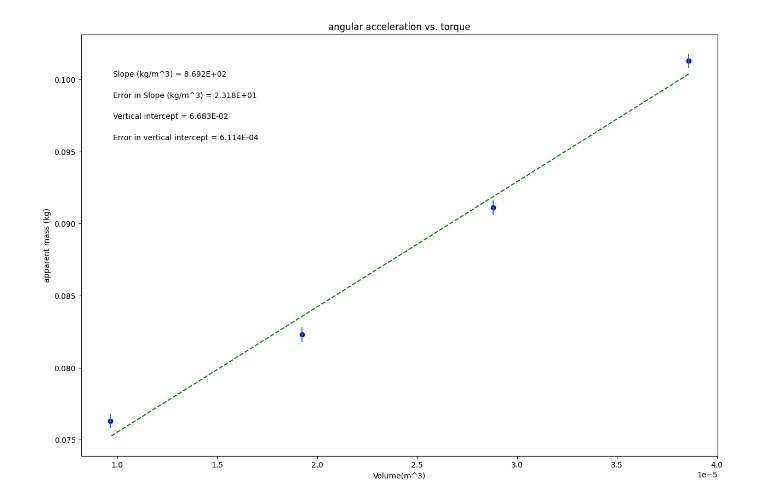
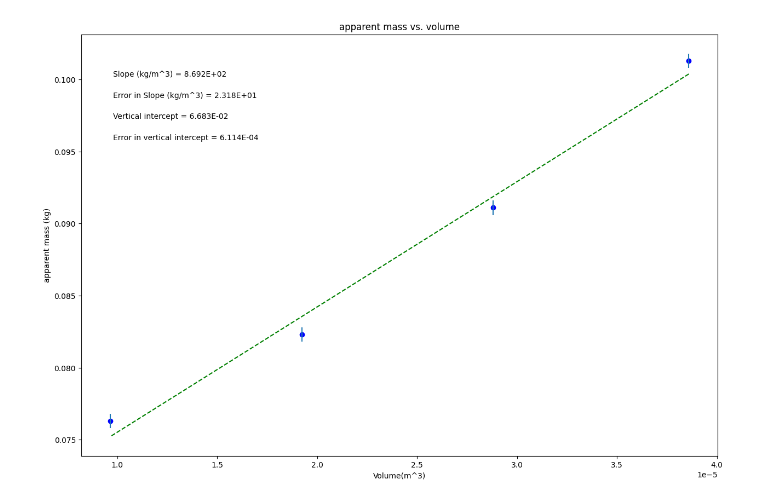
Before and after one commit to CarterJS44/Work, a Jupyter notebook: Archimedes_Principle_Plot.ipynb, the cells around one changed output. Drawn from its saved outputs; the diff is of its cells as text; code cells hidden in the pictures.

```diff
--- a/Archimedes_Principle_Plot.ipynb
+++ b/Archimedes_Principle_Plot.ipynb
@@ -37,7 +37,7 @@ dy = err_yvariable_changeme        #this should be your error in y array
 
 #UPDATE EACH OF THESE 4 STRINGS FOR YOUR PLOT LABELS AS YOU WANT THEM TO APPEAR
 
-plot_title= 'angular acceleration vs. torque'
+plot_title= 'apparent mass vs. volume'
 x_label= 'Volume(m^3)'
 y_label= 'apparent mass (kg)'
 slope_units= 'kg/m^3'
@@ -92,31 +92,31 @@ elif annotation_placement==3 or annotation_placement==4:
 #Don't need to change anything in this section!
 
 #Plot data on graph. Plot error bars and place values for slope,
 #error in slope, and vertical intercept (plus error) on the plot using "annotate"
 
 plt.figure(figsize=(15,10))
 
 plt.plot(x, fit, color='green', linestyle='--')
 plt.scatter(x, y, color='blue', marker='o')
 
 plt.xlabel(x_label)
 plt.ylabel(y_label)
 plt.title(plot_title)
 
 plt.errorbar(x, y, yerr=dy, xerr=None, fmt="none") #don't need to plot x error bars
 
 plt.annotate('Slope ({}) = {value:.{digits}E}'.format(slope_units,value=m, digits=3),
              (xpos, ypos[0]), xycoords='axes fraction')
 
 plt.annotate('Error in Slope ({}) = {value:.{digits}E}'.format(slope_units,value=dm, digits=3),
              (xpos, ypos[1]), xycoords='axes fraction')
 
 plt.annotate('Vertical intercept = {value:.{digits}E}'.format(value=b, digits=3),
              (xpos, ypos[2]), xycoords='axes fraction')
 
 plt.annotate('Error in vertical intercept = {value:.{digits}E}'.format(value=db, digits=3),
              (xpos, ypos[3]), xycoords='axes fraction')
 
 plt.show()
 # %% [output]
-[figure, old version]
+[figure, new version]
```
